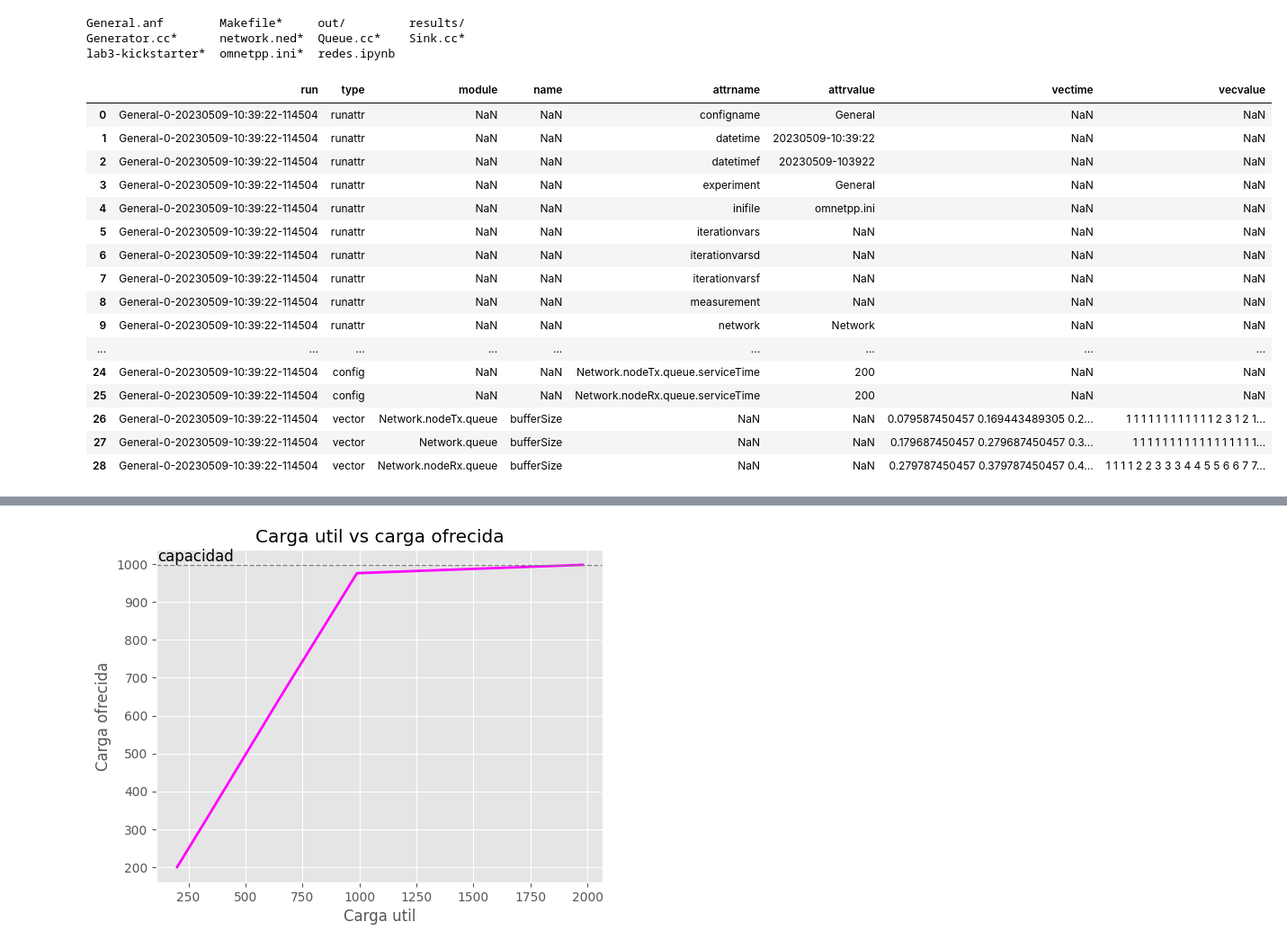
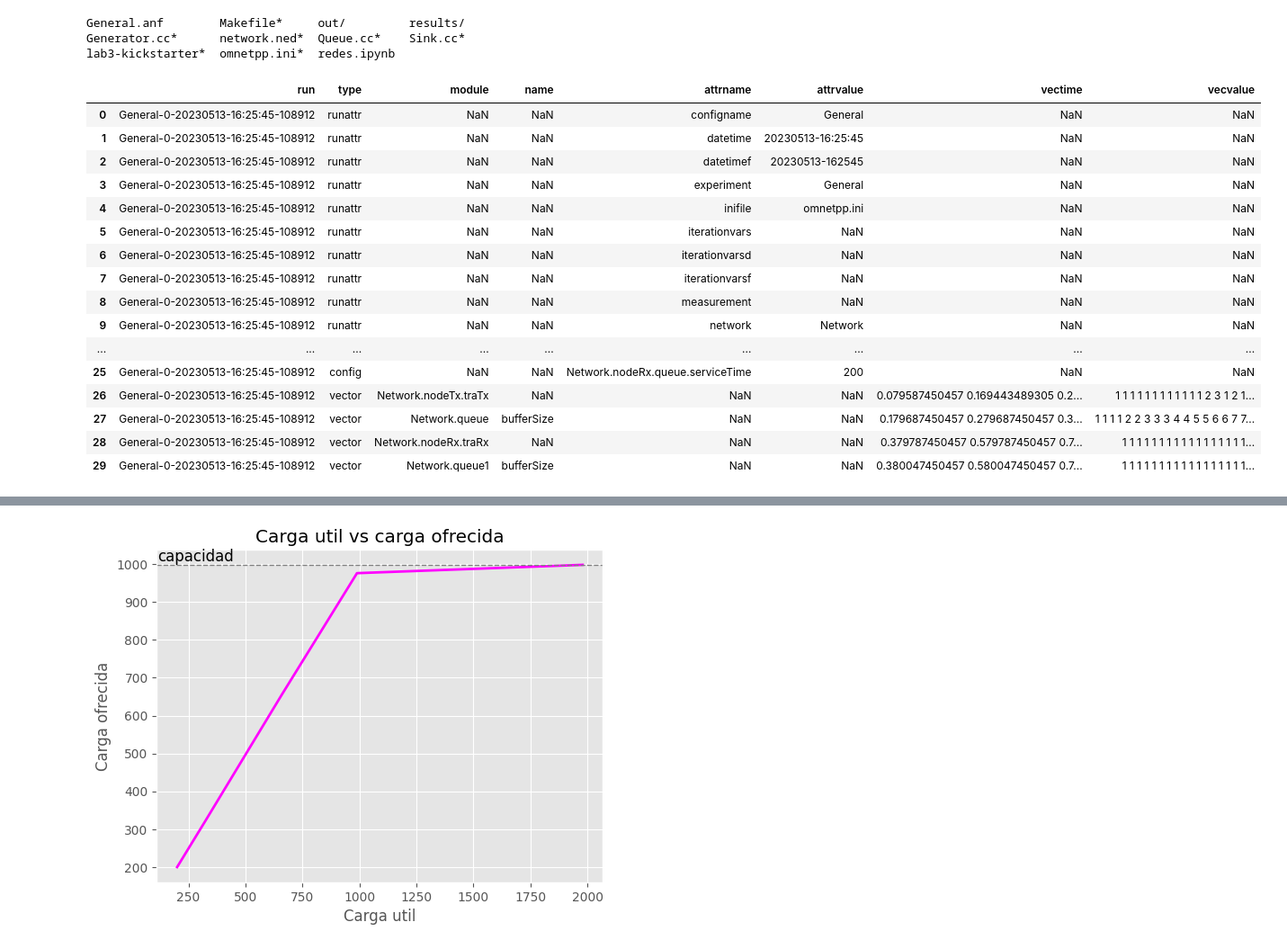
Before and after one commit to milicarabelos/Analisis-de-flujo-y-congestion-simulacion-discreta, a Jupyter notebook: src/redes.ipynb, the cells around one changed output, grey strips where cells are left out. Shown at 90% size. Drawn from its saved outputs; the diff is of its cells as text; code cells hidden in the pictures.

```diff
--- a/src/redes.ipynb
+++ b/src/redes.ipynb
@@ -12,35 +12,35 @@ lab3-kickstarter*  omnetpp.ini*  redes.ipynb
 # %%
 #Configuracion inicial
 %matplotlib inline
 import matplotlib.pyplot as plt #librería para graficas de python
 import numpy # extiende las librerias de matemática de python
 import pandas as pd #libreria para procesamiento de datos muy usada en la industria
 import seaborn # Extiende las funcionalidades de matplotlib, muy usado en data visualization
 import csv
 
-str_filename = 'results/exported_stads/1/bufferSize/0.1.csv'
+str_filename = 'results/exported_stads/diseño_mejorado/2/0.1.csv'
 
 data = pd.read_csv(str_filename)
 
 data
 # %% [output]
 |  | run | type | module | name | attrname | attrvalue | vectime | vecvalue |
-| 0 | General-0-20230509-10:39:22-114504 | runattr | NaN | NaN | configname | General | NaN | NaN |
-| 1 | General-0-20230509-10:39:22-114504 | runattr | NaN | NaN | datetime | 20230509-10:39:22 | NaN | NaN |
-| 2 | General-0-20230509-10:39:22-114504 | runattr | NaN | NaN | datetimef | 20230509-103922 | NaN | NaN |
-| 3 | General-0-20230509-10:39:22-114504 | runattr | NaN | NaN | experiment | General | NaN | NaN |
-| 4 | General-0-20230509-10:39:22-114504 | runattr | NaN | NaN | inifile | omnetpp.ini | NaN | NaN |
-| 5 | General-0-20230509-10:39:22-114504 | runattr | NaN | NaN | iterationvars | NaN | NaN | NaN |
-| 6 | General-0-20230509-10:39:22-114504 | runattr | NaN | NaN | iterationvarsd | NaN | NaN | NaN |
-| 7 | General-0-20230509-10:39:22-114504 | runattr | NaN | NaN | iterationvarsf | NaN | NaN | NaN |
-| 8 | General-0-20230509-10:39:22-114504 | runattr | NaN | NaN | measurement | NaN | NaN | NaN |
-| 9 | General-0-20230509-10:39:22-114504 | runattr | NaN | NaN | network | Network | NaN | NaN |
+| 0 | General-0-20230513-16:25:45-108912 | runattr | NaN | NaN | configname | General | NaN | NaN |
+| 1 | General-0-20230513-16:25:45-108912 | runattr | NaN | NaN | datetime | 20230513-16:25:45 | NaN | NaN |
+| 2 | General-0-20230513-16:25:45-108912 | runattr | NaN | NaN | datetimef | 20230513-162545 | NaN | NaN |
+| 3 | General-0-20230513-16:25:45-108912 | runattr | NaN | NaN | experiment | General | NaN | NaN |
+| 4 | General-0-20230513-16:25:45-108912 | runattr | NaN | NaN | inifile | omnetpp.ini | NaN | NaN |
+| 5 | General-0-20230513-16:25:45-108912 | runattr | NaN | NaN | iterationvars | NaN | NaN | NaN |
+| 6 | General-0-20230513-16:25:45-108912 | runattr | NaN | NaN | iterationvarsd | NaN | NaN | NaN |
+| 7 | General-0-20230513-16:25:45-108912 | runattr | NaN | NaN | iterationvarsf | NaN | NaN | NaN |
+| 8 | General-0-20230513-16:25:45-108912 | runattr | NaN | NaN | measurement | NaN | NaN | NaN |
+| 9 | General-0-20230513-16:25:45-108912 | runattr | NaN | NaN | network | Network | NaN | NaN |
 | ... | ... | ... | ... | ... | ... | ... | ... | ... |
-| 24 | General-0-20230509-10:39:22-114504 | config | NaN | NaN | Network.nodeTx.queue.serviceTime | 200 | NaN | NaN |
-| 25 | General-0-20230509-10:39:22-114504 | config | NaN | NaN | Network.nodeRx.queue.serviceTime | 200 | NaN | NaN |
-| 26 | General-0-20230509-10:39:22-114504 | vector | Network.nodeTx.queue | bufferSize | NaN | NaN | 0.079587450457 0.169443489305 0.2... | 1 1 1 1 1 1 1 1 1 1 1 1 2 3 1 2 1... |
-| 27 | General-0-20230509-10:39:22-114504 | vector | Network.queue | bufferSize | NaN | NaN | 0.179687450457 0.279687450457 0.3... | 1 1 1 1 1 1 1 1 1 1 1 1 1 1 1 1 1... |
-| 28 | General-0-20230509-10:39:22-114504 | vector | Network.nodeRx.queue | bufferSize | NaN | NaN | 0.279787450457 0.379787450457 0.4... | 1 1 1 1 2 2 3 3 3 4 4 5 5 6 6 7 7... |
+| 25 | General-0-20230513-16:25:45-108912 | config | NaN | NaN | Network.nodeRx.queue.serviceTime | 200 | NaN | NaN |
+| 26 | General-0-20230513-16:25:45-108912 | vector | Network.nodeTx.traTx | NaN | NaN | NaN | 0.079587450457 0.169443489305 0.2... | 1 1 1 1 1 1 1 1 1 1 1 1 2 3 1 2 1... |
+| 27 | General-0-20230513-16:25:45-108912 | vector | Network.queue | bufferSize | NaN | NaN | 0.179687450457 0.279687450457 0.3... | 1 1 1 1 2 2 3 3 3 4 4 5 5 6 6 7 7... |
+| 28 | General-0-20230513-16:25:45-108912 | vector | Network.nodeRx.traRx | NaN | NaN | NaN | 0.379787450457 0.579787450457 0.7... | 1 1 1 1 1 1 1 1 1 1 1 1 1 1 1 1 1... |
+| 29 | General-0-20230513-16:25:45-108912 | vector | Network.queue1 | bufferSize | NaN | NaN | 0.380047450457 0.580047450457 0.7... | 1 1 1 1 1 1 1 1 1 1 1 1 1 1 1 1 1... |
 # %%
 #Omnet guarda los valores de nuestro "vector" (lista de valores) en una celda, por lo que tengo que extraer estos valores
 
```
Also changed, not shown: parts of 2 cells of this notebook, 1 other file.
